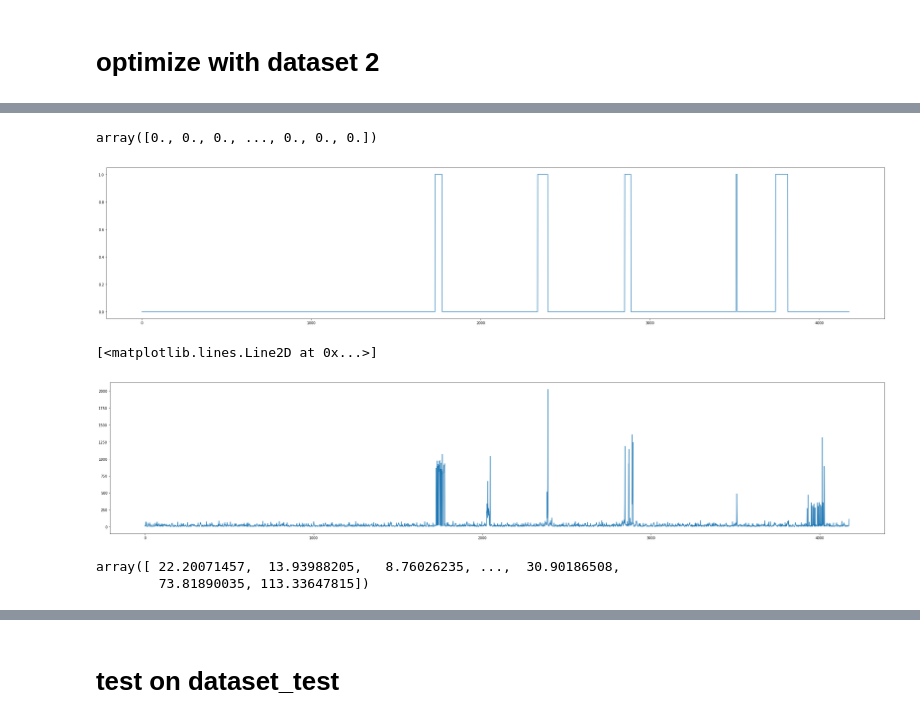
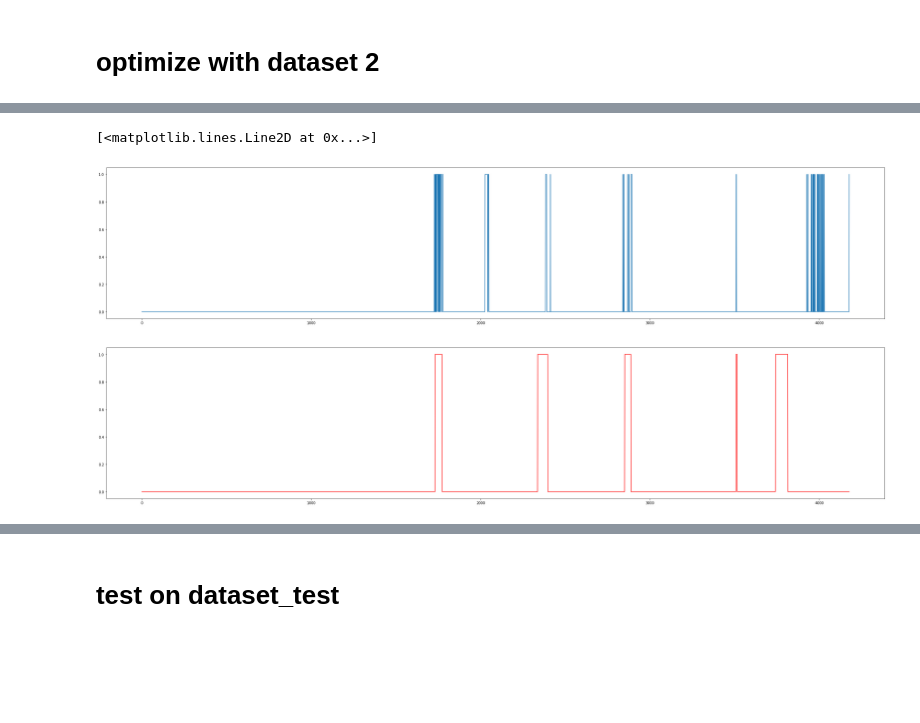
Before and after one commit to zLizy/Cyber-Data-Analysis, a Jupyter notebook: ass2/MarKovChain_PCA.ipynb, the cells around one changed output, grey strips where cells are left out. Cells and saved outputs as stored; diff of their text form; code cells hidden in the pictures; blank space fills up the shorter version.

```diff
--- a/ass2/MarKovChain_PCA.ipynb
+++ b/ass2/MarKovChain_PCA.ipynb
@@ -38,5 +44,3 @@ print(df_anomaly.value_counts())
 0    8756
 1       5
 dtype: int64
-# %%
-data['anomaly24'] = df_anomaly
@@ -52,6 +47,7 @@ s = SAX(3, 3, 1e-6)
 # %%
-X=np.array(range(len(data)))
-data.insert(0, 'SAX_value', X)
+# SAX discritization
+s = SAX(3, 3, 1e-6)
+(x3Strings, x3Indices) = s.sliding_window(signal, 1459, 0.01)
 
 sax_data=pd.DataFrame(x3Indices,x3Strings )
 str_set=set(x3Strings)
@@ -60,9 +56,9 @@ print type(str_set)
 for i,item in enumerate(str_set):
     start=np.array(sax_data.loc[item][0])
     end=np.array(sax_data.loc[item][1])
-    #print item,i
+   # print item,i
     for j in xrange(len(start)):
-        #print j
+    #    print j
         data['SAX_value'][range(start[j],end[j])]=i
 # %% [output]
 <type 'set'>
@@ -141,6 +142,17 @@ X_val = standardize_(X_val)
 # %%
-myModel=PCA(n_components=8)
-low_data2=myModel.fit_transform(X_val)
-print X_val.shape
+def pca(X_val):
+    X_val = standardize_(X_val)
+    myModel=PCA(n_components=8)
+    low_data2=myModel.fit_transform(X_val)
+    print X_val.shape
 
-print 'This model captures {:0.0%} of variance'.format(sum(myModel.explained_variance_ratio_))
+    print 'This model captures {:0.0%} of variance'.format(sum(myModel.explained_variance_ratio_))
+    restore_data2 = myModel.inverse_transform(low_data2) #restore data from pca
+    res2 = np.array(X_val-restore_data2)  # compute the residual
+    residual2 = np.sum(np.square(res2),axis=1)  #compute overall residuals
+    plt.figure(figsize=(40,8))
+    plt.plot(residual2)
+    plt.savefig('residuals.jpg')
+    evecs=myModel.components_
+
+    return residual2,evecs
@@ -149,0 +159,4 @@ This model captures 99% of variance
+# %%
+residual2,evecs2=pca(X_val)
+#signal2 = np.square(res2[:,2])   # pick one certain signal to visualize the residual
+residual2
@@ -150,26 +169,13 @@ This model captures 99% of variance
 # %%
+prediction=(residual2>100)*1
+plt.figure(figsize=(40,8))
+plt.plot(prediction)
+
 #visulize the labels
 label=np.array(label+999)/999
 plt.figure(figsize=(40,8))
-plt.plot(label)
-label
+plt.plot(label,'r')
 # %% [output]
-array([0., 0., 0., ..., 0., 0., 0.])
+[<matplotlib.lines.Line2D at 0x...>]
-[figure, old version]
+[figure, new version]
+[figure, added]
-# %%
-restore_data2 = myModel.inverse_transform(low_data2) #restore data from pca
-res2 = np.array(X_val-restore_data2)  # compute the residual
-residual2 = np.sum(np.square(res2),axis=1)  #compute overall residuals
-#signal2 = np.square(res2[:,2])   # pick one certain signal to visualize the residual
-
-plt.figure(figsize=(40,8))
-plt.plot(residual2)
-# %% [output]
-[<matplotlib.lines.Line2D at 0x...>]
-[figure, removed]
-# %%
-len(residual2),len(label)
-residual2
-# %% [output]
-array([ 22.20071457,  13.93988205,   8.76026235, ...,  30.90186508,
-        73.81890035, 113.33647815])
```
Also changed, not shown: parts of 29 cells of this notebook.
